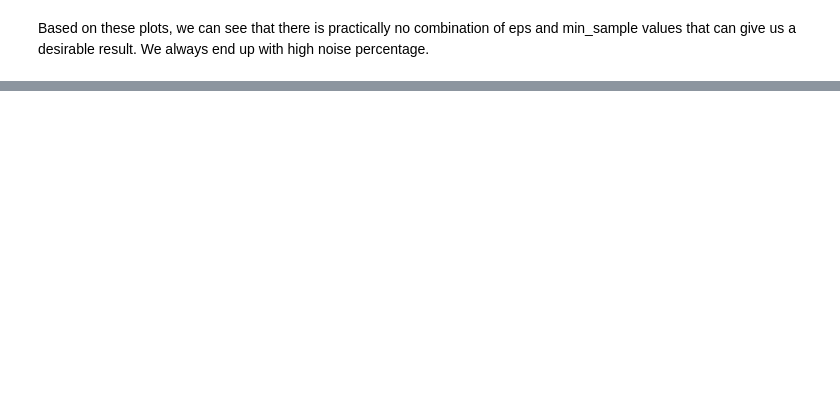
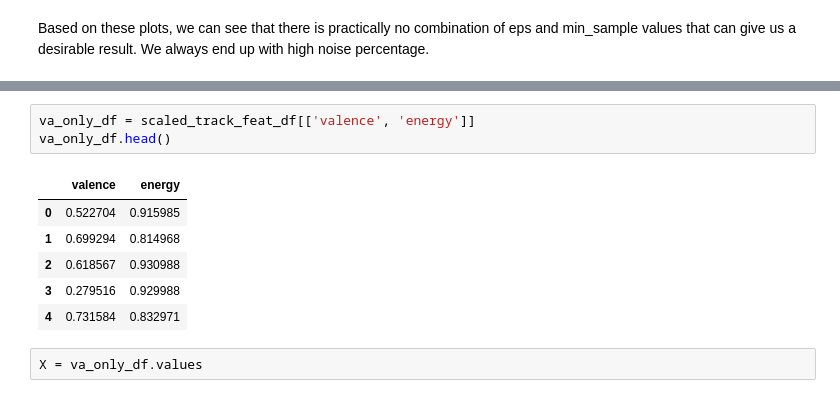
Before and after one commit to ty4g1/music_mood_classifier, a Jupyter notebook: music_clustering.ipynb, the cells around one changed output, grey strips where cells are left out. Saved outputs shown, nothing was run; the diff lists cells and outputs as text; blank space fills up the shorter version.

```diff
--- a/music_clustering.ipynb
+++ b/music_clustering.ipynb
@@ -323,0 +417,12 @@ Given that we're working with audio features for mood classification, where char
+# %%
+va_only_df = scaled_track_feat_df[['valence', 'energy']]
+va_only_df.head()
+# %% [output]
+|  | valence | energy |
+| 0 | 0.522704 | 0.915985 |
+| 1 | 0.699294 | 0.814968 |
+| 2 | 0.618567 | 0.930988 |
+| 3 | 0.279516 | 0.929988 |
+| 4 | 0.731584 | 0.832971 |
+# %%
+X = va_only_df.values
```
Also changed, not shown: parts of 35 cells of this notebook.
